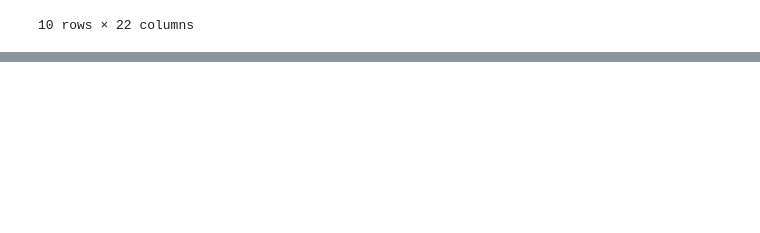
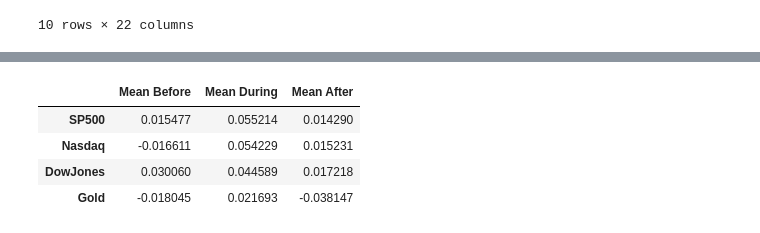
Before and after one commit to LyWangPX/umich-milestone-project, a Jupyter notebook: analysis.ipynb, the cells around one changed output, grey strips where cells are left out. Saved outputs shown, nothing was run; the diff lists cells and outputs as text; code cells hidden in the pictures; blank space fills up the shorter version.

Commit message:
progress on descriptive stats

```diff
--- a/analysis.ipynb
+++ b/analysis.ipynb
@@ -28,0 +125,85 @@ df.head(10)
+# %%
+# Create new data frames for percentage change descriptive statistics
+pctg_change_means_df = pd.DataFrame()
+pctg_change_medians_df = pd.DataFrame()
+pctg_change_ranges_df = pd.DataFrame()
+pctg_change_stds_df = pd.DataFrame()
+
+# Empty list to save the asset names for the index, as well as lists for mean, median, standard deviation, and range
+asset_names = []
+
+means_before = []
+means_during = []
+means_after = []
+
+medians_before = []
+medians_during = []
+medians_after  = []
+
+stds_before = []
+stds_during = []
+stds_after  = []
+
+ranges_before = []
+ranges_during = []
+ranges_after  = []
+
+# Go through the column names in market_data_df:
+for column in market_data_df:
+
+    # Perform operations on just the percentage change columns
+    if "_Daily_%_Change" in column:
+
+        # Save asset name
+        asset_name = column[:-len("_Daily_%_Change")]
+        asset_names.append(asset_name)
+
+        # Get mean, median, standard deviation, and range for dates before, during, and after meetings:
+        means_before.append(np.mean(market_data_pre_meetings_df[column]))
+        means_during.append(np.mean(market_data_during_meetings_df[column]))
+        means_after.append(np.mean(market_data_post_meetings_df[column]))
+
+        medians_before.append(np.median(market_data_pre_meetings_df[column]))
+        medians_during.append(np.median(market_data_during_meetings_df[column]))
+        medians_after.append(np.median(market_data_post_meetings_df[column]))
+
+        stds_before.append(np.std(market_data_pre_meetings_df[column]))
+        stds_during.append(np.std(market_data_during_meetings_df[column]))
+        stds_after.append(np.std(market_data_post_meetings_df[column]))
+
+        ranges_before.append(np.max(market_data_pre_meetings_df[column]) - np.min(market_data_pre_meetings_df[column]))
+        ranges_during.append(np.max(market_data_during_meetings_df[column]) - np.min(market_data_pre_meetings_df[column]))
+        ranges_after.append(np.max(market_data_post_meetings_df[column]) - np.min(market_data_pre_meetings_df[column]))
+
+
+# Create and show the final data frames
+pctg_change_means_df["Mean Before"] = means_before
+pctg_change_means_df["Mean During"] = means_during
+pctg_change_means_df["Mean After"] = means_after
+pctg_change_means_df.index = asset_names
+
+pctg_change_medians_df["Median Before"] = medians_before
+pctg_change_medians_df["Median During"] = medians_during
+pctg_change_medians_df["Median After"] = medians_after
+pctg_change_medians_df.index = asset_names
+
+pctg_change_stds_df["Std Before"] = stds_before
+pctg_change_stds_df["Std During"] = stds_during
+pctg_change_stds_df["Std After"] = stds_after
+pctg_change_stds_df.index = asset_names
+
+pctg_change_ranges_df["Range Before"] = ranges_before
+pctg_change_ranges_df["Range During"] = ranges_during
+pctg_change_ranges_df["Range After"] = ranges_after
+pctg_change_ranges_df.index = asset_names
+
+display(pctg_change_means_df)
+display(pctg_change_medians_df)
+display(pctg_change_stds_df)
+display(pctg_change_ranges_df)
+# %% [output]
+|  | Mean Before | Mean During | Mean After |
+| SP500 | 0.015477 | 0.055214 | 0.014290 |
+| Nasdaq | -0.016611 | 0.054229 | 0.015231 |
+| DowJones | 0.030060 | 0.044589 | 0.017218 |
+| Gold | -0.018045 | 0.021693 | -0.038147 |
```
Also changed, not shown: parts of 14 cells of this notebook.
